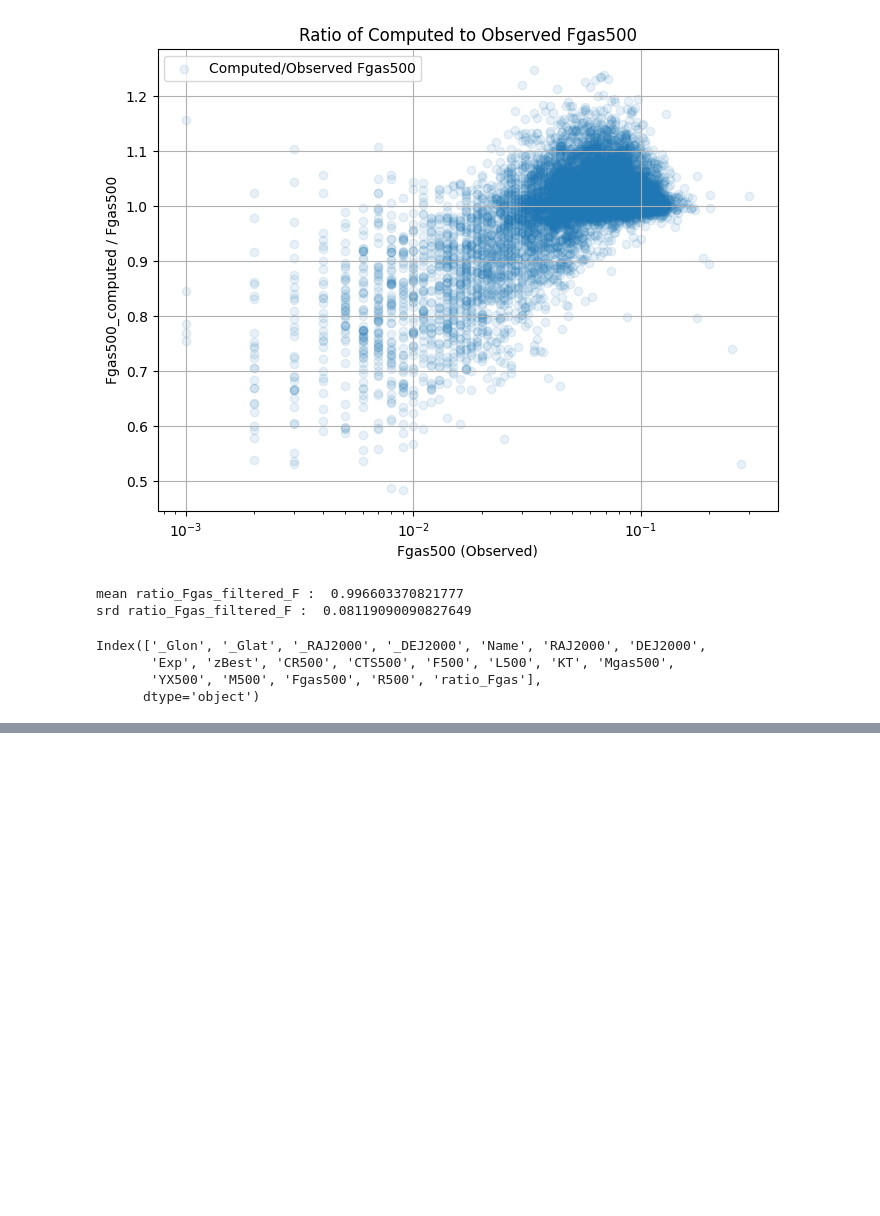
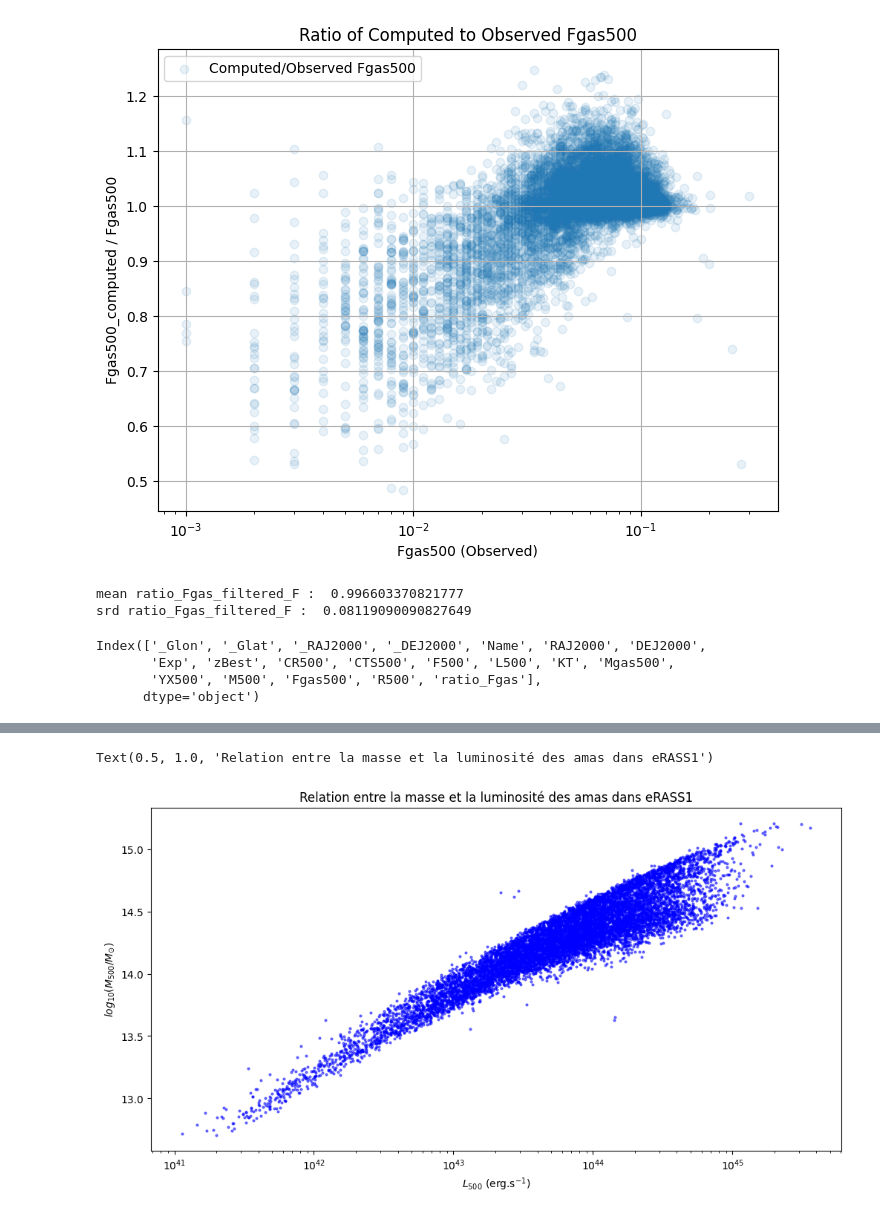
Before and after one commit to EmileD123/M2_Internship_clusters_cross_X_optical, a Jupyter notebook: caracterisation selection effects/tests_eRASS1.ipynb, the cells around one changed output, grey strips where cells are left out. Drawn from its saved outputs; the diff is of its cells as text; code cells hidden in the pictures; blank space fills up the shorter version.

```diff
--- a/caracterisation selection effects/tests_eRASS1.ipynb
+++ b/caracterisation selection effects/tests_eRASS1.ipynb
@@ -291,0 +343,14 @@ Index(['_Glon', '_Glat', '_RAJ2000', '_DEJ2000', 'Name', 'RAJ2000', 'DEJ2000',
+# %%
+L500_eRASS1 = table_eRASS1['L500'] * 1e42 # erg
+M500_eRASS1_2 = np.log10(np.array(table_eRASS1['M500'])*1e13) # Pour ce catalogue, les masses sont données en 10^13 Msun # M500 masses in Msun
+
+
+plt.figure(figsize=(12, 6))
+plt.plot(L500_eRASS1, M500_eRASS1_2, 'o', markersize=2, alpha=0.5, color='blue')
+plt.xscale('log')
+plt.xlabel(r'$L_{500}$ (erg.s$^{-1}$)')
+plt.ylabel(r'$log_{10}(M_{500}/M_{\odot}$)')
+plt.title('Relation entre la masse et la luminosité des amas dans eRASS1')
+# %% [output]
+Text(0.5, 1.0, 'Relation entre la masse et la luminosité des amas dans eRASS1')
+[figure, added]
```
Also changed, not shown: parts of 11 cells of this notebook, 4 other files.
